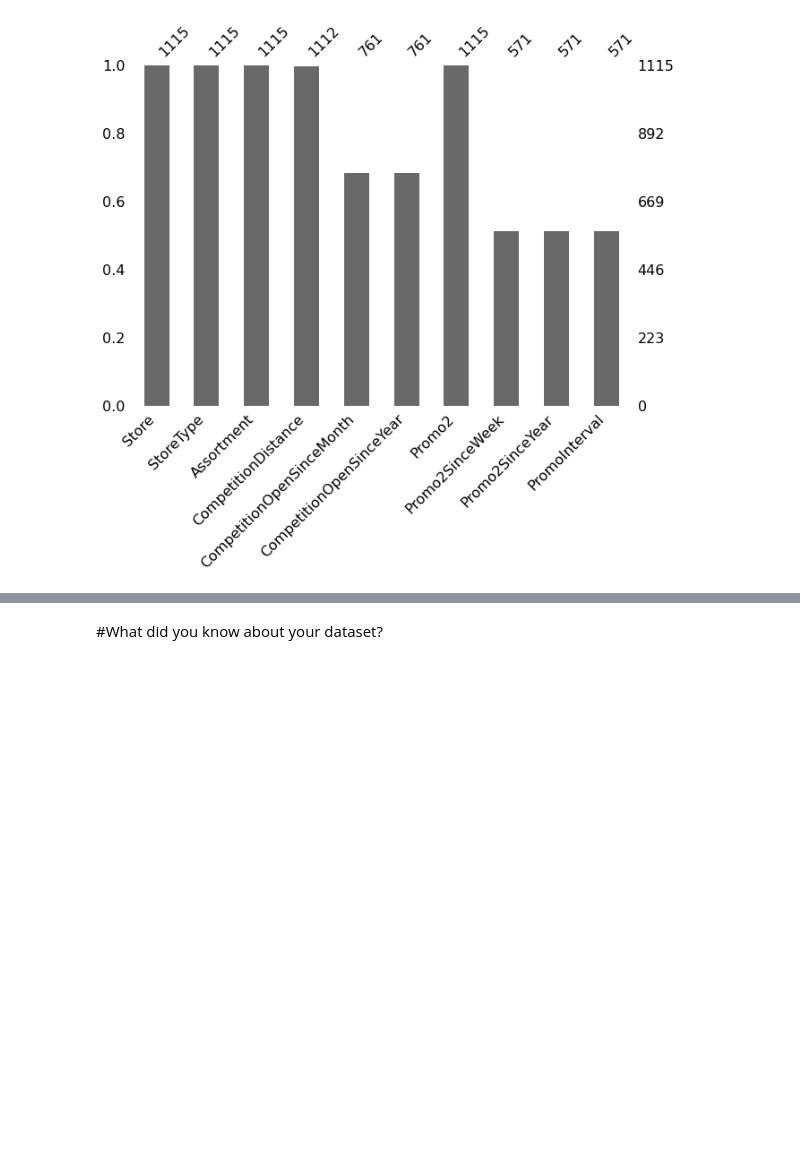
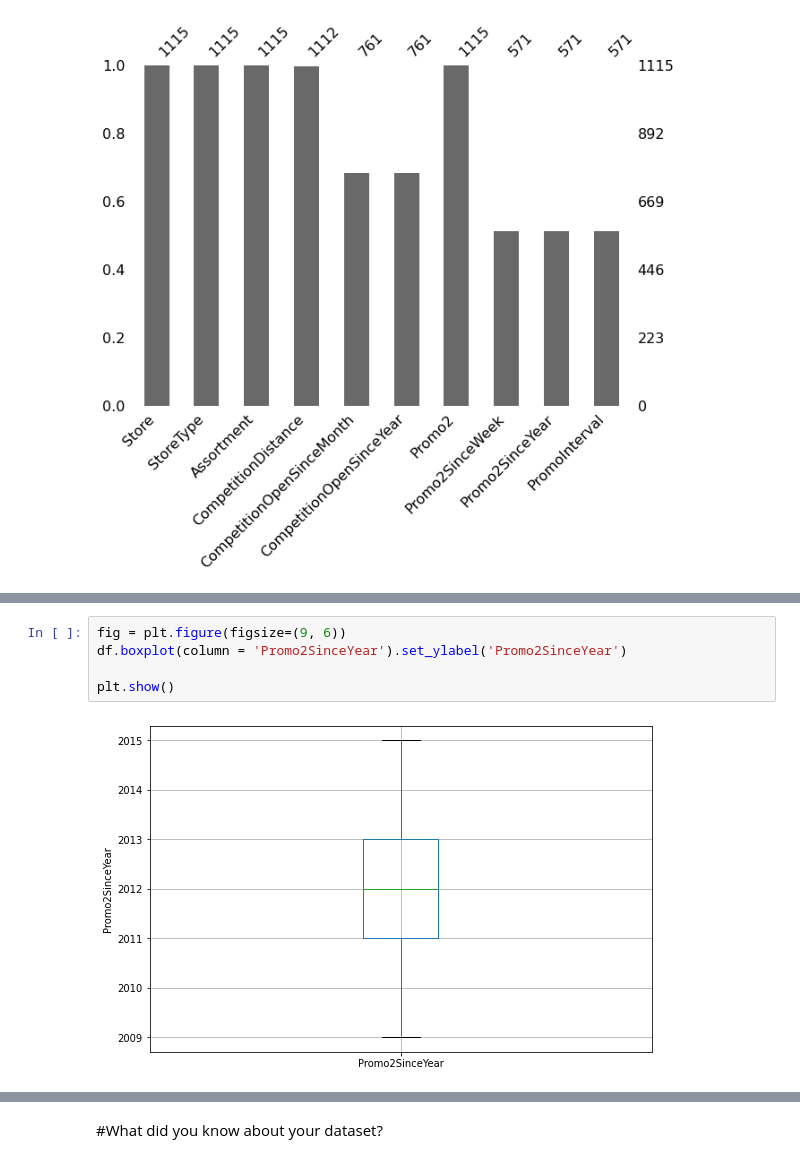
Before and after one commit to Shambhurajdesai/Project, a Jupyter notebook: Capstone_II.ipynb, the cells around one changed output, grey strips where cells are left out. Saved outputs shown, nothing was run; the diff lists cells and outputs as text; blank space fills up the shorter version.

```diff
--- a/Capstone_II.ipynb
+++ b/Capstone_II.ipynb
@@ -98,0 +113,7 @@ msno.bar(df,figsize=(10,7))
+# %%
+fig = plt.figure(figsize=(9, 6))
+df.boxplot(column = 'Promo2SinceYear').set_ylabel('Promo2SinceYear')
+
+plt.show()
+# %% [output]
+[figure, added]
```
Also changed, not shown: parts of 15 cells of this notebook.
